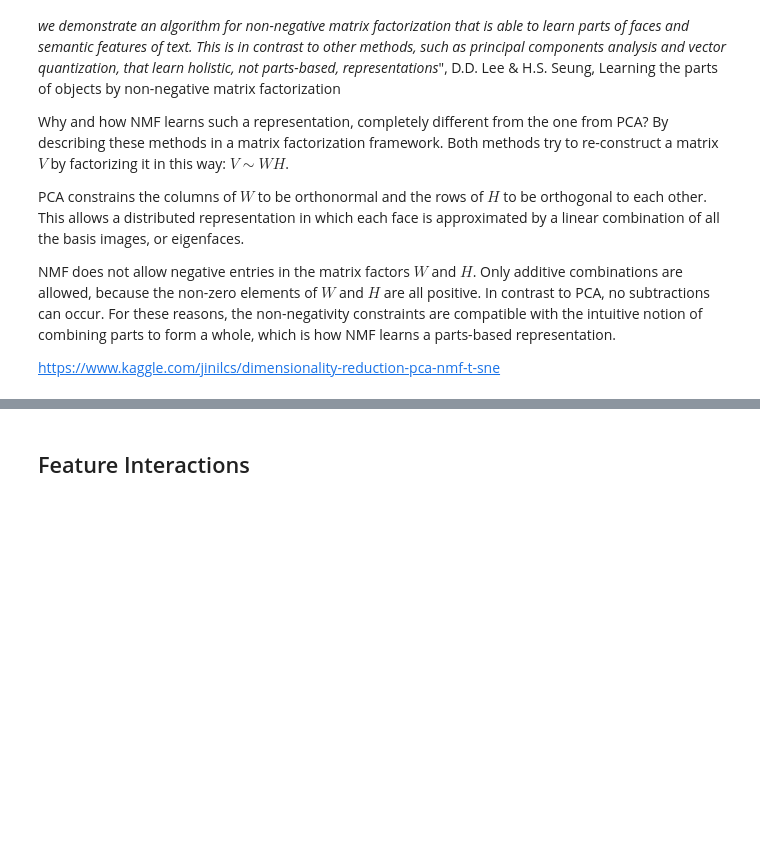
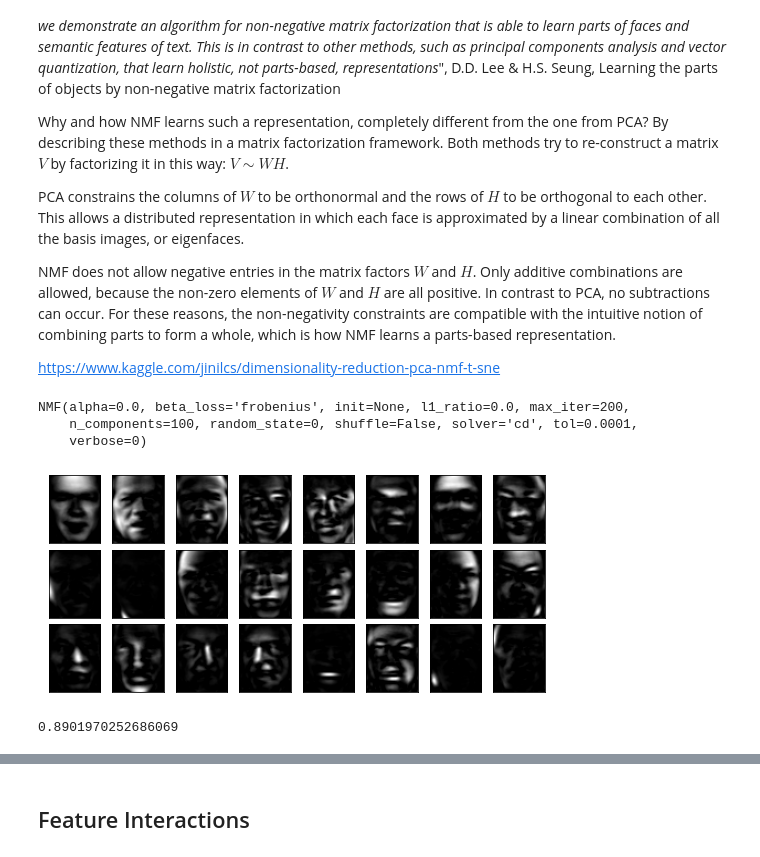
Before and after one commit to MachineLearningJournalClub/HowToTackleAMLCompetition, a Jupyter notebook: HowToTackleAMLCompetition/Lecture7|AdvancedFeatures.ipynb, the cells around one changed output, grey strips where cells are left out. Drawn from its saved outputs; the diff is of its cells as text; code cells hidden in the pictures; blank space fills up the shorter version.

```diff
--- a/HowToTackleAMLCompetition/Lecture7|AdvancedFeatures.ipynb
+++ b/HowToTackleAMLCompetition/Lecture7|AdvancedFeatures.ipynb
@@ -874,3 +874,19 @@ representation.
 
 
 https://www.kaggle.com/jinilcs/dimensionality-reduction-pca-nmf-t-sne
+# %%
+from sklearn.decomposition import NMF
+nmf = NMF(n_components = 100, random_state = 0)
+nmf.fit(faces.data)
+# %% [output]
+NMF(alpha=0.0, beta_loss='frobenius', init=None, l1_ratio=0.0, max_iter=200,
+    n_components=100, random_state=0, shuffle=False, solver='cd', tol=0.0001,
+    verbose=0)
+# %%
+fig, axes = plt.subplots(3, 8, figsize=(9, 4),
+                         subplot_kw={'xticks':[], 'yticks':[]},
+                         gridspec_kw=dict(hspace=0.1, wspace=0.1))
+for i, ax in enumerate(axes.flat):
+    ax.imshow(nmf.components_[i].reshape(62, 47), cmap='binary_r')
+# %% [output]
+[figure, added]
@@ -876,0 +900,4 @@ https://www.kaggle.com/jinilcs/dimensionality-reduction-pca-nmf-t-sne
+# %%
+print(get_score(nmf, faces.data))
+# %% [output]
+0.8901970252686069
```
Also changed, not shown: parts of 6 cells of this notebook.
